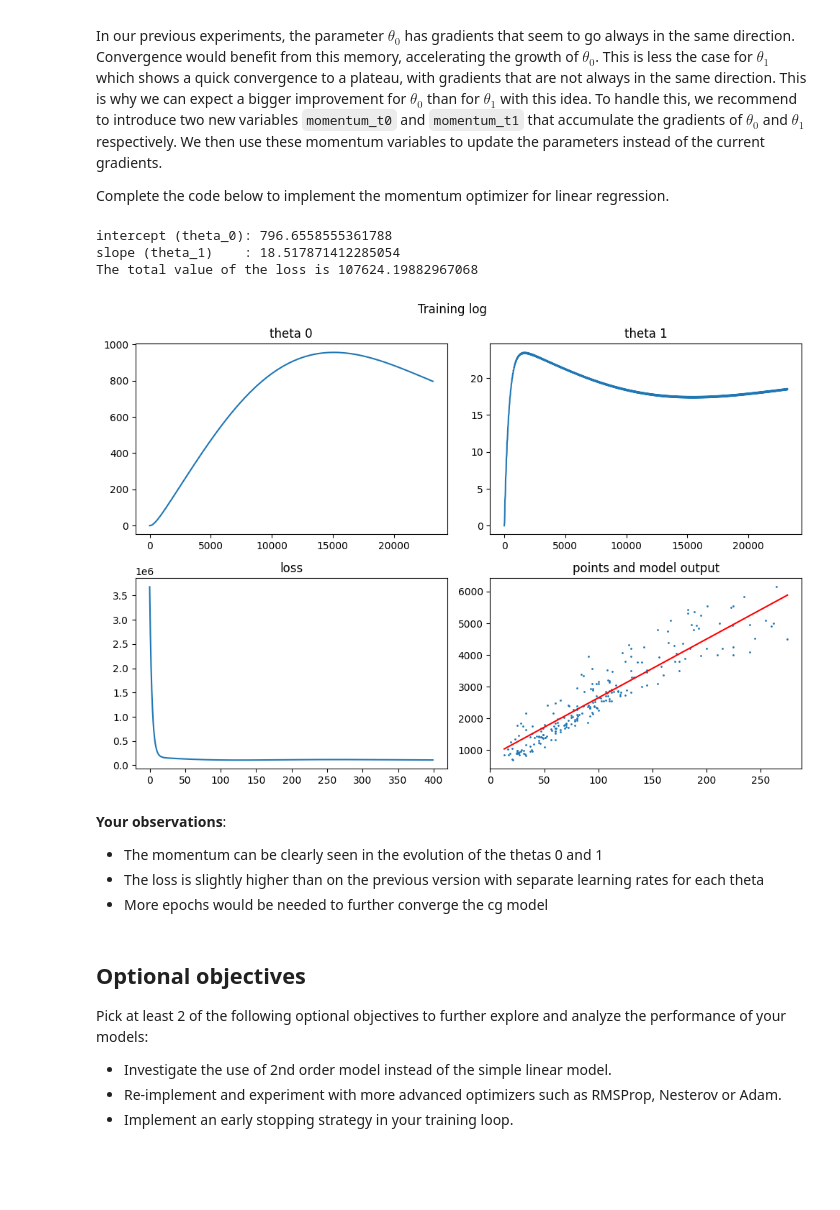
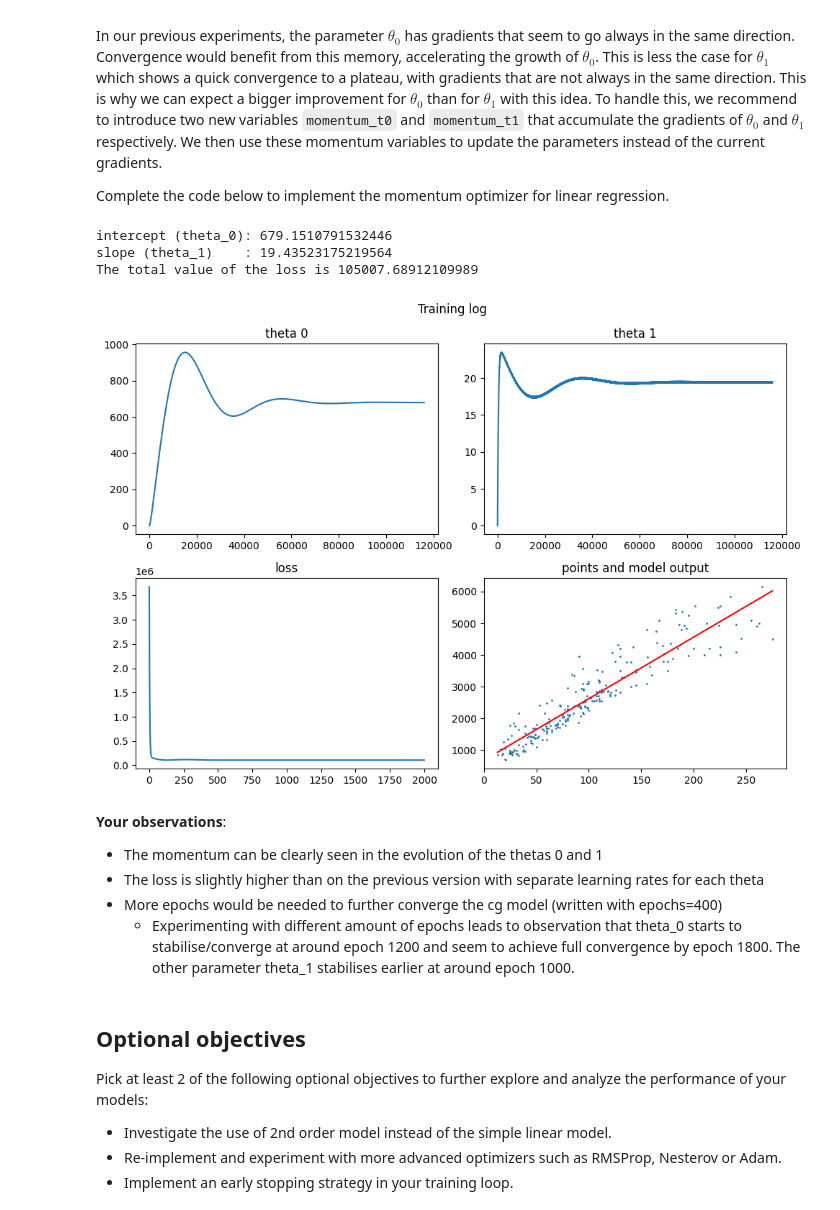
Before and after one commit to pandas-pd/ftp_de_learn, a Jupyter notebook: MPW_02/cg-linear-regression-stud.ipynb, the cells around one changed output. Drawn from its saved outputs; the diff is of its cells as text; code cells hidden in the pictures; blank space fills up the shorter version.

Commit message:
feat: additional observations

```diff
--- a/MPW_02/cg-linear-regression-stud.ipynb
+++ b/MPW_02/cg-linear-regression-stud.ipynb
@@ -623,7 +631,7 @@ alpha = 0.0000001  # learning rate
 
 beta_momentum_t0 = 0.9999  # momentum factor for theta_0
 beta_momentum_t1 = 0.5000  # momentum factor for theta_1
-epochs = 400  # number of epochs (an epoch is a loop over the whole training set)
+epochs = 2000  # number of epochs (an epoch is a loop over the whole training set)
 
 
 batch_size = 4  # small batch size for faster convergence
@@ -668,42 +676,43 @@ for epoch in range(epochs):
             cg.forward([living_area[i], t0, t1, rent_price[i]])
             cg.backward()
 
             theta_0_values.append(theta_0.grad_v)  # gradient theta_0
             theta_1_values.append(theta_1.grad_v)  # gradient theta_1
             loss_values.append(j.v)
 
         # calculate the momentum and update the thetas
         m_t0 = beta_momentum_t0 * m_t0 + alpha * np.mean(theta_0_values)
         m_t1 = beta_momentum_t1 * m_t1 + alpha * np.mean(theta_1_values)
 
         t0 -= m_t0
         t1 -= m_t1
 
         epoch_loss += np.mean(loss_values)
 
         t0_evolution.append(t0)
         t1_evolution.append(t1)
 
     loss_evolution.append(epoch_loss / n_steps)
 
 
 # generate output
 print("intercept (theta_0):", t0)
 print("slope (theta_1)    :", t1)
 y_hat = t0 + t1 * living_area
 J = mse_loss(y_hat, rent_price)
 print("The total value of the loss is", J)
 plot_training_log(loss_evolution, t0_evolution, t1_evolution, living_area, rent_price)
 # %% [output]
-intercept (theta_0): 796.6558555361788
-slope (theta_1)    : 18.517871412285054
-The total value of the loss is 107624.19882967068
+intercept (theta_0): 679.1510791532446
+slope (theta_1)    : 19.43523175219564
+The total value of the loss is 105007.68912109989
-[figure, old version]
+[figure, new version]
 # %% [markdown]
 **Your observations**:
 - The momentum can be clearly seen in the evolution of the thetas 0 and 1
 - The loss is slightly higher than on the previous version with separate learning rates for each theta
-- More epochs would be needed to further converge the cg model
+- More epochs would be needed to further converge the cg model (written with epochs=400)
+    - Experimenting with different amount of epochs leads to observation that theta_0 starts to stabilise/converge at around epoch 1200 and seem to achieve full convergence by epoch 1800. The other parameter theta_1 stabilises earlier at around epoch 1000.
 # %% [markdown]
 ## Optional objectives
 
```
Also changed, not shown: parts of 7 cells of this notebook, 1 other file.
